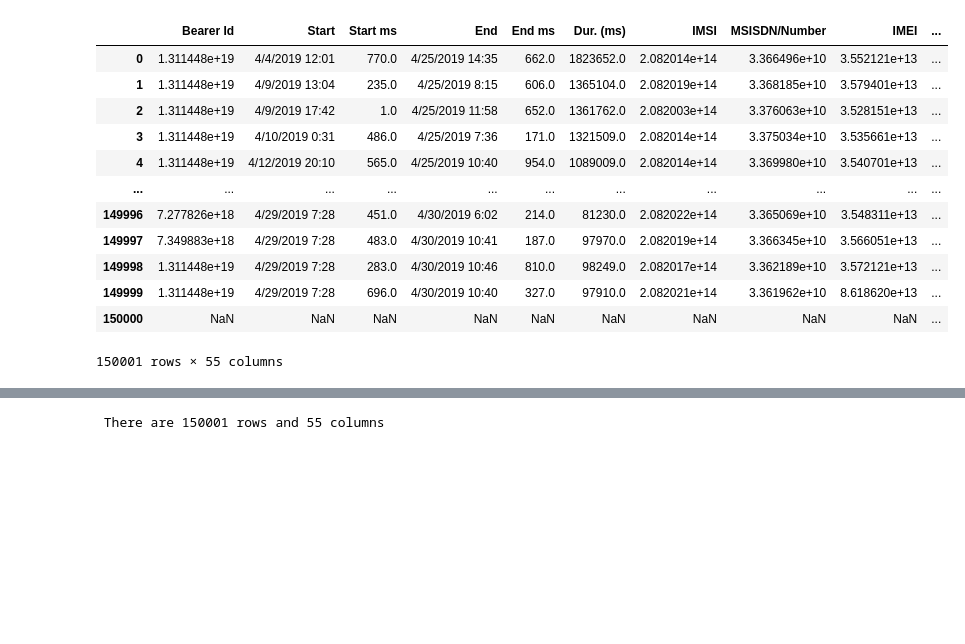
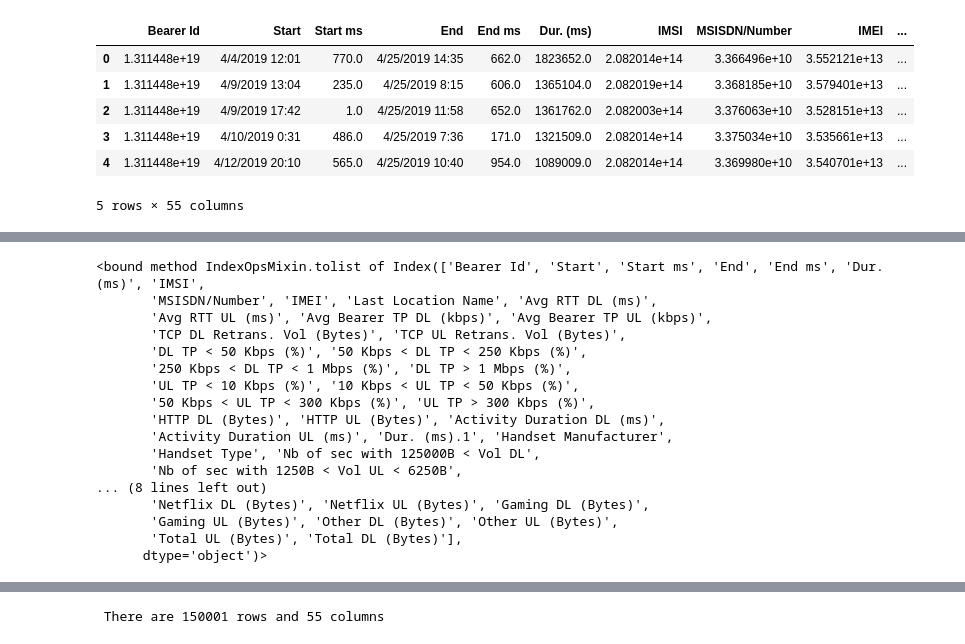
Before and after one commit to ProgrammingOperative/User-Analytics-In-Telecommunication-Industry, a Jupyter notebook: notebooks/User Analytics In Telecommunication Industry.ipynb, the cells around one changed output, grey strips where cells are left out. Drawn from its saved outputs; the diff is of its cells as text; code cells hidden in the pictures; blank space fills up the shorter version.

```diff
--- a/notebooks/User Analytics In Telecommunication Industry.ipynb
+++ b/notebooks/User Analytics In Telecommunication Industry.ipynb
@@ -5,21 +5,15 @@ import matplotlib.pyplot as plt
 import numpy as np
 # %%
 user_data = pd.read_csv('../../data/Week1_challenge_data_source(CSV).csv')
-user_data
+user_data.head()
 # %% [output]
 |  | Bearer Id | Start | Start ms | End | End ms | Dur. (ms) | IMSI | MSISDN/Number | IMEI | ... |
 | 0 | 1.311448e+19 | 4/4/2019 12:01 | 770.0 | 4/25/2019 14:35 | 662.0 | 1823652.0 | 2.082014e+14 | 3.366496e+10 | 3.552121e+13 | ... |
 | 1 | 1.311448e+19 | 4/9/2019 13:04 | 235.0 | 4/25/2019 8:15 | 606.0 | 1365104.0 | 2.082019e+14 | 3.368185e+10 | 3.579401e+13 | ... |
 | 2 | 1.311448e+19 | 4/9/2019 17:42 | 1.0 | 4/25/2019 11:58 | 652.0 | 1361762.0 | 2.082003e+14 | 3.376063e+10 | 3.528151e+13 | ... |
 | 3 | 1.311448e+19 | 4/10/2019 0:31 | 486.0 | 4/25/2019 7:36 | 171.0 | 1321509.0 | 2.082014e+14 | 3.375034e+10 | 3.535661e+13 | ... |
 | 4 | 1.311448e+19 | 4/12/2019 20:10 | 565.0 | 4/25/2019 10:40 | 954.0 | 1089009.0 | 2.082014e+14 | 3.369980e+10 | 3.540701e+13 | ... |
-| ... | ... | ... | ... | ... | ... | ... | ... | ... | ... | ... |
-| 149996 | 7.277826e+18 | 4/29/2019 7:28 | 451.0 | 4/30/2019 6:02 | 214.0 | 81230.0 | 2.082022e+14 | 3.365069e+10 | 3.548311e+13 | ... |
-| 149997 | 7.349883e+18 | 4/29/2019 7:28 | 483.0 | 4/30/2019 10:41 | 187.0 | 97970.0 | 2.082019e+14 | 3.366345e+10 | 3.566051e+13 | ... |
-| 149998 | 1.311448e+19 | 4/29/2019 7:28 | 283.0 | 4/30/2019 10:46 | 810.0 | 98249.0 | 2.082017e+14 | 3.362189e+10 | 3.572121e+13 | ... |
-| 149999 | 1.311448e+19 | 4/29/2019 7:28 | 696.0 | 4/30/2019 10:40 | 327.0 | 97910.0 | 2.082021e+14 | 3.361962e+10 | 8.618620e+13 | ... |
-| 150000 | NaN | NaN | NaN | NaN | NaN | NaN | NaN | NaN | NaN | ... |
-150001 rows × 55 columns
+5 rows × 55 columns
 # %%
 user_data.info()
 # %% [output]
@@ -40,3 +34,23 @@ Data columns (total 55 columns):
  54  Total DL (Bytes)                          150000 non-null  float64
 dtypes: float64(50), object(5)
 memory usage: 62.9+ MB
+# %%
+user_data.columns.to_list
+# %% [output]
+<bound method IndexOpsMixin.tolist of Index(['Bearer Id', 'Start', 'Start ms', 'End', 'End ms', 'Dur. (ms)', 'IMSI',
+       'MSISDN/Number', 'IMEI', 'Last Location Name', 'Avg RTT DL (ms)',
+       'Avg RTT UL (ms)', 'Avg Bearer TP DL (kbps)', 'Avg Bearer TP UL (kbps)',
+       'TCP DL Retrans. Vol (Bytes)', 'TCP UL Retrans. Vol (Bytes)',
+       'DL TP < 50 Kbps (%)', '50 Kbps < DL TP < 250 Kbps (%)',
+       '250 Kbps < DL TP < 1 Mbps (%)', 'DL TP > 1 Mbps (%)',
+       'UL TP < 10 Kbps (%)', '10 Kbps < UL TP < 50 Kbps (%)',
+       '50 Kbps < UL TP < 300 Kbps (%)', 'UL TP > 300 Kbps (%)',
+       'HTTP DL (Bytes)', 'HTTP UL (Bytes)', 'Activity Duration DL (ms)',
+       'Activity Duration UL (ms)', 'Dur. (ms).1', 'Handset Manufacturer',
+       'Handset Type', 'Nb of sec with 125000B < Vol DL',
+       'Nb of sec with 1250B < Vol UL < 6250B',
+... (8 lines left out)
+       'Netflix DL (Bytes)', 'Netflix UL (Bytes)', 'Gaming DL (Bytes)',
+       'Gaming UL (Bytes)', 'Other DL (Bytes)', 'Other UL (Bytes)',
+       'Total UL (Bytes)', 'Total DL (Bytes)'],
+      dtype='object')>
```
Also changed, not shown: parts of 5 cells of this notebook, 4 other files.
